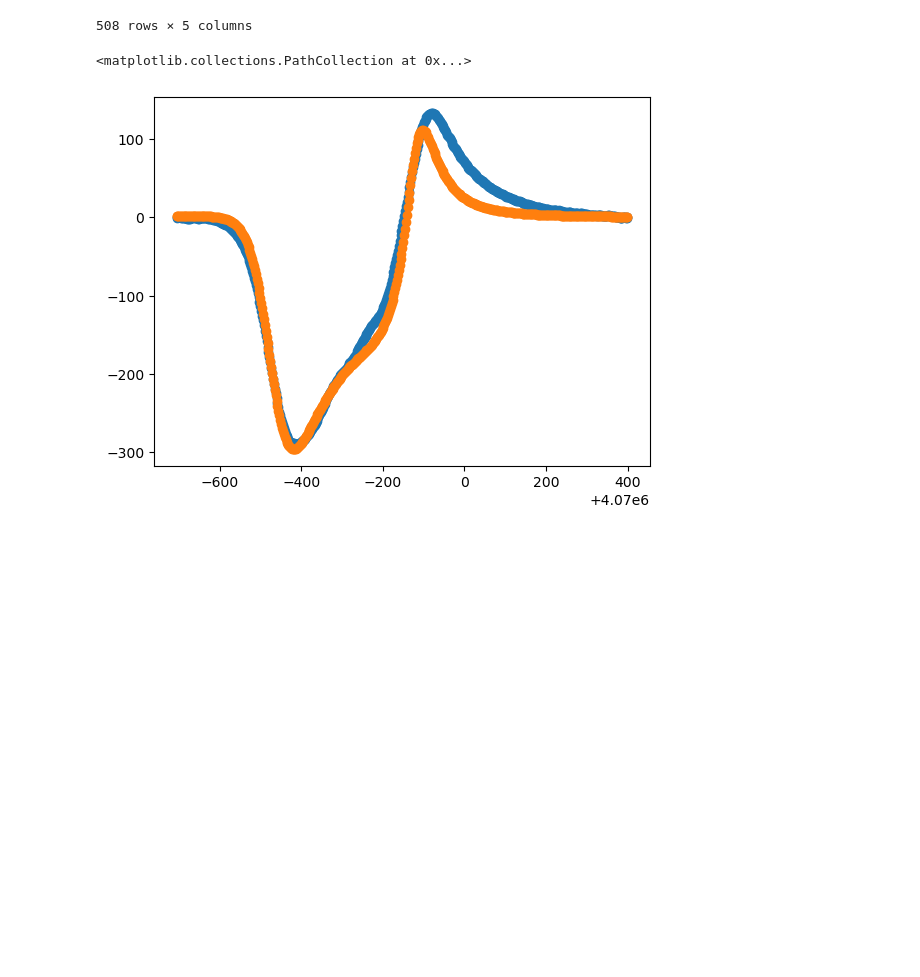
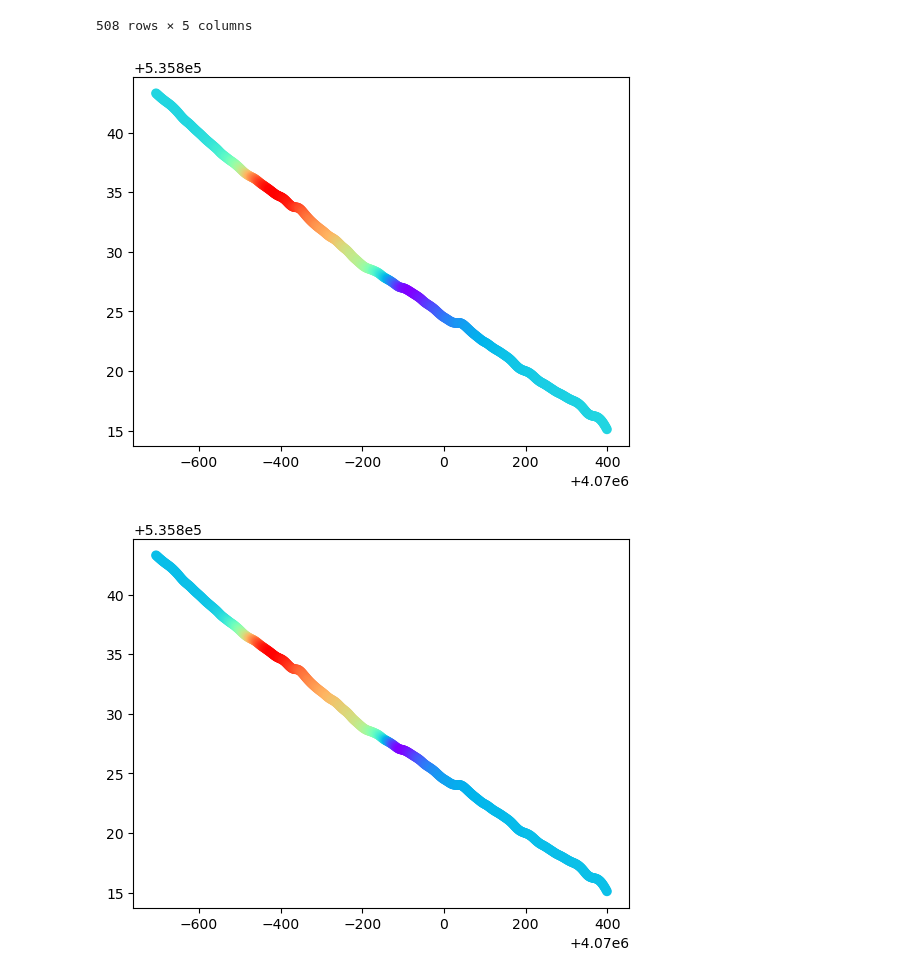
Before and after one commit to rva2526/Cproject, a Jupyter notebook: plot.ipynb, the cells around one changed output. Cells and saved outputs as stored; diff of their text form; code cells hidden in the pictures; blank space fills up the shorter version.

Commit message:
plotting

```diff
--- a/plot.ipynb
+++ b/plot.ipynb
@@ -19,9 +19,11 @@ df
 | 507 | 535815.107458 | 4.070399e+06 | -0.075396 | 0.939207 | -1.014603 |
 508 rows × 5 columns
 # %%
-plt.scatter(df.Northing,df.Obs)
-plt.scatter(df.Northing,df.Calc)
+plt.scatter(df.Northing,df.Easting,c=df.Obs,cmap='rainbow_r')
+plt.show()
+plt.scatter(df.Northing,df.Easting,c=df.Calc,cmap='rainbow_r')
+plt.show()
 # %% [output]
-<matplotlib.collections.PathCollection at 0x...>
-[figure, old version]
+[figure, new version]
+[figure, added]
 # %%
```
Also changed, not shown: parts of 1 cell of this notebook.
